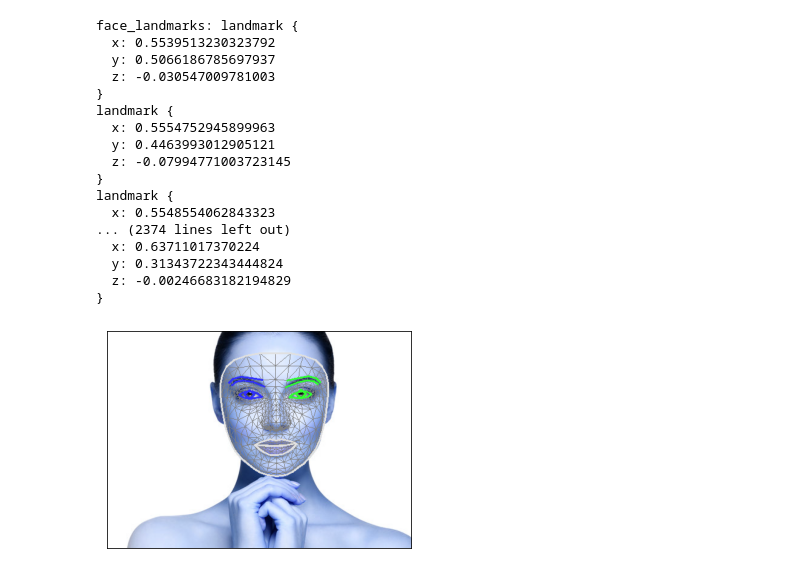
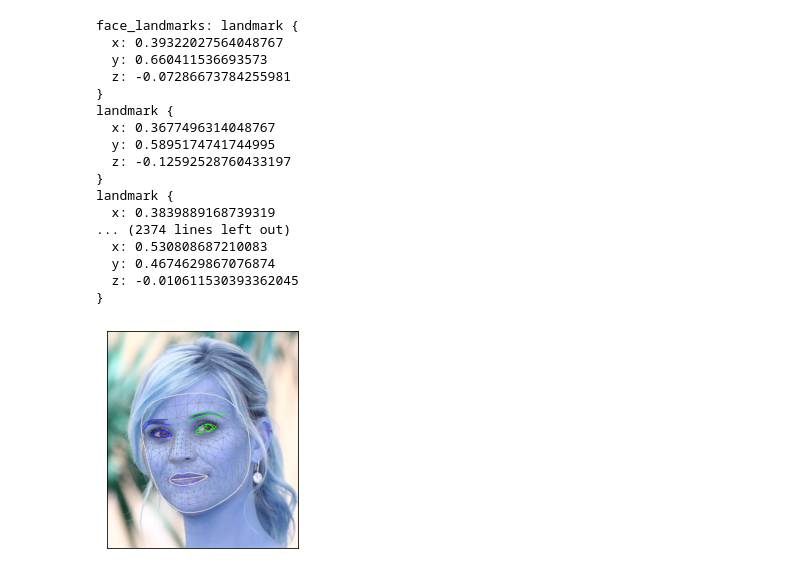
Before and after one commit to mirunacilibia/face-shape-recognition, a Jupyter notebook: FaceShapeRecognition.ipynb, the cells around one changed output. Saved outputs shown, nothing was run; the diff lists cells and outputs as text; code cells hidden in the pictures.

```diff
--- a/FaceShapeRecognition.ipynb
+++ b/FaceShapeRecognition.ipynb
@@ -8,7 +8,7 @@ mp_face_mesh = mp.solutions.face_mesh
 # %%
 
 # For static images:
-IMAGE_FILES = ["images/face.jpg"]
+IMAGE_FILES = ["images/heart.jpg"]
 drawing_spec = mp_drawing.DrawingSpec(thickness=1, circle_radius=1)
 with mp_face_mesh.FaceMesh(
     static_image_mode=True,
@@ -25,7 +25,7 @@ with mp_face_mesh.FaceMesh(
       continue
     annotated_image = image.copy()
     for face_landmarks in results.multi_face_landmarks:
-      print('face_landmarks:', face_landmarks)
+      print("face_landmarks:", face_landmarks)
       mp_drawing.draw_landmarks(
           image=annotated_image,
           landmark_list=face_landmarks,
@@ -33,44 +33,44 @@ with mp_face_mesh.FaceMesh(
           landmark_drawing_spec=None,
           connection_drawing_spec=mp_drawing_styles
           .get_default_face_mesh_tesselation_style())
       mp_drawing.draw_landmarks(
           image=annotated_image,
           landmark_list=face_landmarks,
           connections=mp_face_mesh.FACEMESH_CONTOURS,
           landmark_drawing_spec=None,
           connection_drawing_spec=mp_drawing_styles
           .get_default_face_mesh_contours_style())
       mp_drawing.draw_landmarks(
           image=annotated_image,
           landmark_list=face_landmarks,
           connections=mp_face_mesh.FACEMESH_IRISES,
           landmark_drawing_spec=None,
           connection_drawing_spec=mp_drawing_styles
           .get_default_face_mesh_iris_connections_style())
-    cv2.imwrite('/images/annotated_image' + str(idx) + '.png', annotated_image)
+    cv2.imwrite("/images/annotated_image" + str(idx) + ".png", annotated_image)
     img = cv2.cvtColor(annotated_image, cv2.COLOR_BGR2GRAY)
     # plt.imshow(img)
     plt.imshow(annotated_image)
     plt.xticks([]), plt.yticks([])  # Hides the graph ticks and x / y axis
     plt.show()
 # %% [output]
 face_landmarks: landmark {
-  x: 0.5539513230323792
-  y: 0.5066186785697937
-  z: -0.030547009781003
+  x: 0.39322027564048767
+  y: 0.660411536693573
+  z: -0.07286673784255981
 }
 landmark {
-  x: 0.5554752945899963
-  y: 0.4463993012905121
-  z: -0.07994771003723145
+  x: 0.3677496314048767
+  y: 0.5895174741744995
+  z: -0.12592528760433197
 }
 landmark {
-  x: 0.5548554062843323
+  x: 0.3839889168739319
 ... (2374 lines left out)
-  x: 0.63711017370224
-  y: 0.31343722343444824
-  z: -0.00246683182194829
+  x: 0.530808687210083
+  y: 0.4674629867076874
+  z: -0.010611530393362045
 }
-[figure, old version]
+[figure, new version]
 # %%
 # For webcam input:
```
Also changed, not shown: parts of 4 cells of this notebook.
